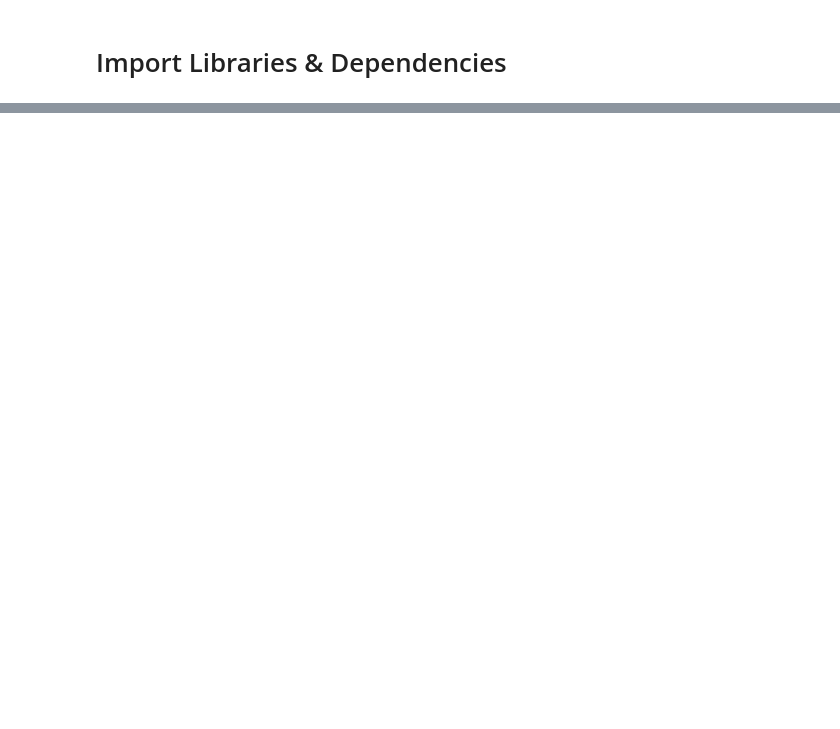
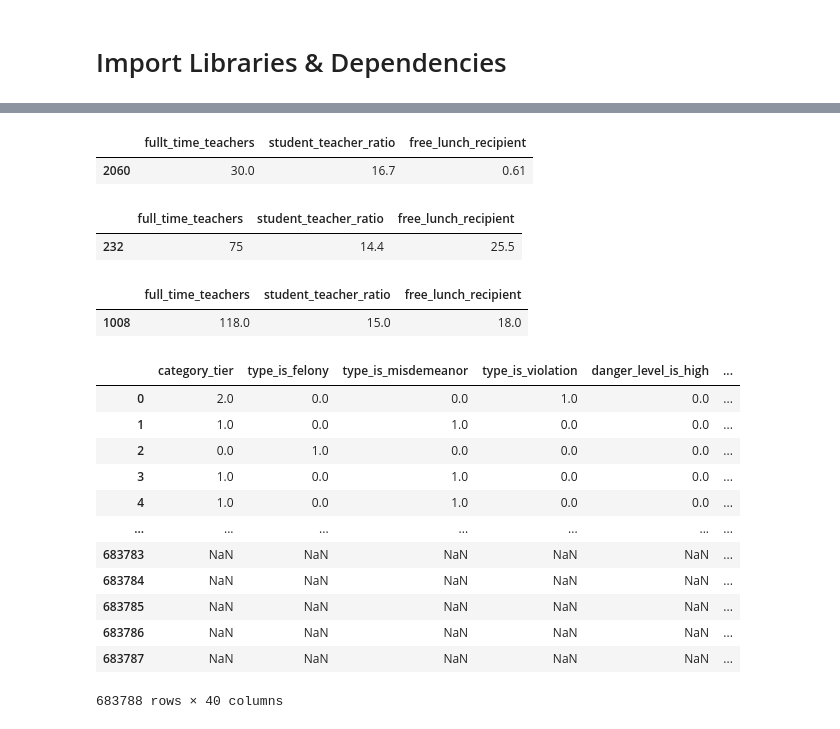
Before and after one commit to shadeetabasi/NYC-Challenge-Final, a Jupyter notebook: Resources/machine-learning/decision_trees.ipynb, the cells around one changed output, grey strips where cells are left out. Saved outputs shown, nothing was run; the diff lists cells and outputs as text; code cells hidden in the pictures; blank space fills up the shorter version.

```diff
--- a/Resources/machine-learning/decision_trees.ipynb
+++ b/Resources/machine-learning/decision_trees.ipynb
@@ -53,0 +61,39 @@ trees_newdf.sample()
+# %%
+elem_school_df = pd.read_sql('SELECT fullt_time_teachers, student_teacher_ratio, free_lunch_recipient\
+                            FROM "elementary_school"', connection)
+elem_school_df.sample()
+# %% [output]
+|  | fullt_time_teachers | student_teacher_ratio | free_lunch_recipient |
+| 2060 | 30.0 | 16.7 | 0.61 |
+# %%
+high_school_df = pd.read_sql('SELECT full_time_teachers, student_teacher_ratio, free_lunch_recipient\
+                            FROM "high_school"', connection)
+high_school_df.sample()
+# %% [output]
+|  | full_time_teachers | student_teacher_ratio | free_lunch_recipient |
+| 232 | 75 | 14.4 | 25.5 |
+# %%
+middle_school_df = pd.read_sql('SELECT full_time_teachers, student_teacher_ratio, free_lunch_recipient\
+                            FROM "middle_school"', connection)
+middle_school_df.sample()
+# %% [output]
+|  | full_time_teachers | student_teacher_ratio | free_lunch_recipient |
+| 1008 | 118.0 | 15.0 | 18.0 |
+# %%
+merged_df = pd.concat([crime_df, brown_df, real_estate_df, trees_df, elem_school_df, high_school_df, middle_school_df], axis=1)
+
+merged_df
+# %% [output]
+|  | category_tier | type_is_felony | type_is_misdemeanor | type_is_violation | danger_level_is_high | ... |
+| 0 | 2.0 | 0.0 | 0.0 | 1.0 | 0.0 | ... |
+| 1 | 1.0 | 0.0 | 1.0 | 0.0 | 0.0 | ... |
+| 2 | 0.0 | 1.0 | 0.0 | 0.0 | 0.0 | ... |
+| 3 | 1.0 | 0.0 | 1.0 | 0.0 | 0.0 | ... |
+| 4 | 1.0 | 0.0 | 1.0 | 0.0 | 0.0 | ... |
+| ... | ... | ... | ... | ... | ... | ... |
+| 683783 | NaN | NaN | NaN | NaN | NaN | ... |
+| 683784 | NaN | NaN | NaN | NaN | NaN | ... |
+| 683785 | NaN | NaN | NaN | NaN | NaN | ... |
+| 683786 | NaN | NaN | NaN | NaN | NaN | ... |
+| 683787 | NaN | NaN | NaN | NaN | NaN | ... |
+683788 rows × 40 columns
```
Also changed, not shown: parts of 14 cells of this notebook, 10 other files.
